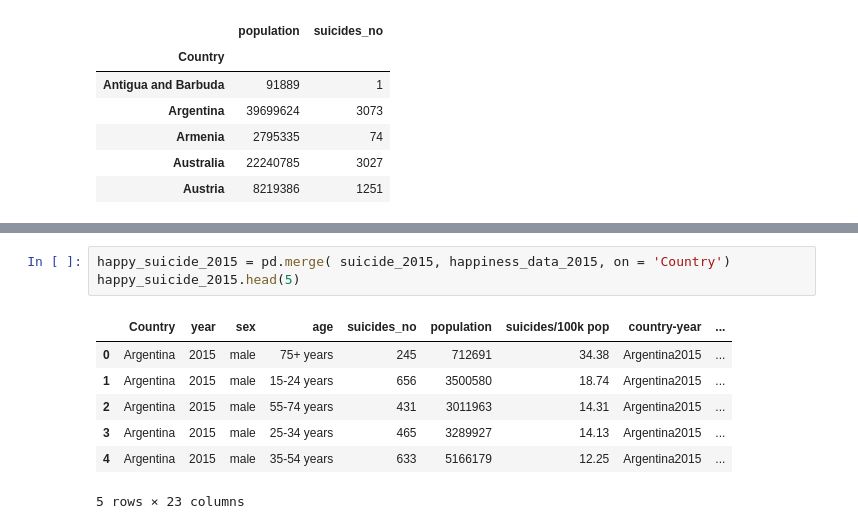
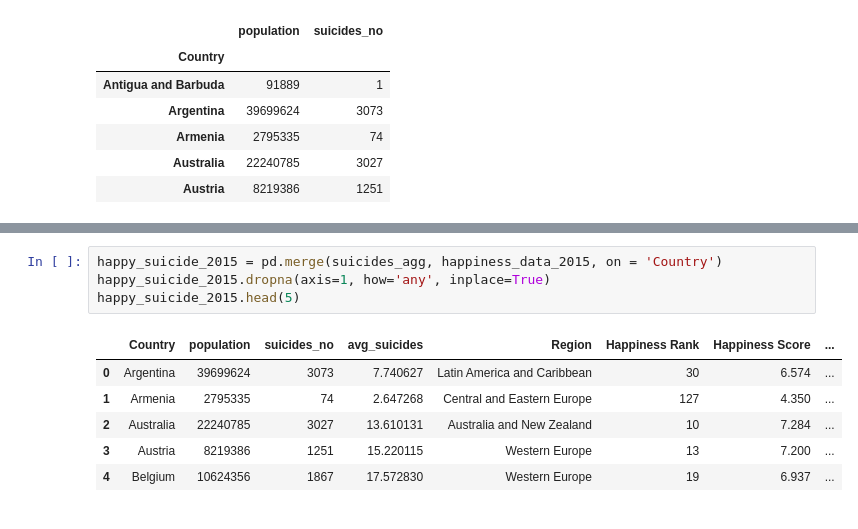
Before and after one commit to rashmirekha27/Team_suicide_squad, a Jupyter notebook: Team_suicide.ipynb, the cells around one changed output, grey strips where cells are left out. Cells and saved outputs as stored; diff of their text form.

Commit message:
Pulled clean CSV of suicide and happiness scores for 2015

```diff
--- a/Team_suicide.ipynb
+++ b/Team_suicide.ipynb
@@ -192,11 +102,11 @@ Name: Country, Length: 158, dtype: int64
 # %%
-happy_suicide_2015 = pd.merge( suicide_2015, happiness_data_2015, on = 'Country')
+happy_suicide_2015 = pd.merge(suicides_agg, happiness_data_2015, on = 'Country')
+happy_suicide_2015.dropna(axis=1, how='any', inplace=True)
 happy_suicide_2015.head(5)
 # %% [output]
-|  | Country | year | sex | age | suicides_no | population | suicides/100k pop | country-year | ... |
-| 0 | Argentina | 2015 | male | 75+ years | 245 | 712691 | 34.38 | Argentina2015 | ... |
-| 1 | Argentina | 2015 | male | 15-24 years | 656 | 3500580 | 18.74 | Argentina2015 | ... |
-| 2 | Argentina | 2015 | male | 55-74 years | 431 | 3011963 | 14.31 | Argentina2015 | ... |
-| 3 | Argentina | 2015 | male | 25-34 years | 465 | 3289927 | 14.13 | Argentina2015 | ... |
-| 4 | Argentina | 2015 | male | 35-54 years | 633 | 5166179 | 12.25 | Argentina2015 | ... |
+|  | Country | population | suicides_no | avg_suicides | Region | Happiness Rank | Happiness Score | ... |
+| 0 | Argentina | 39699624 | 3073 | 7.740627 | Latin America and Caribbean | 30 | 6.574 | ... |
+| 1 | Armenia | 2795335 | 74 | 2.647268 | Central and Eastern Europe | 127 | 4.350 | ... |
+| 2 | Australia | 22240785 | 3027 | 13.610131 | Australia and New Zealand | 10 | 7.284 | ... |
+| 3 | Austria | 8219386 | 1251 | 15.220115 | Western Europe | 13 | 7.200 | ... |
+| 4 | Belgium | 10624356 | 1867 | 17.572830 | Western Europe | 19 | 6.937 | ... |
-5 rows × 23 columns
```
Also changed, not shown: parts of 14 cells of this notebook, 2 other files.
